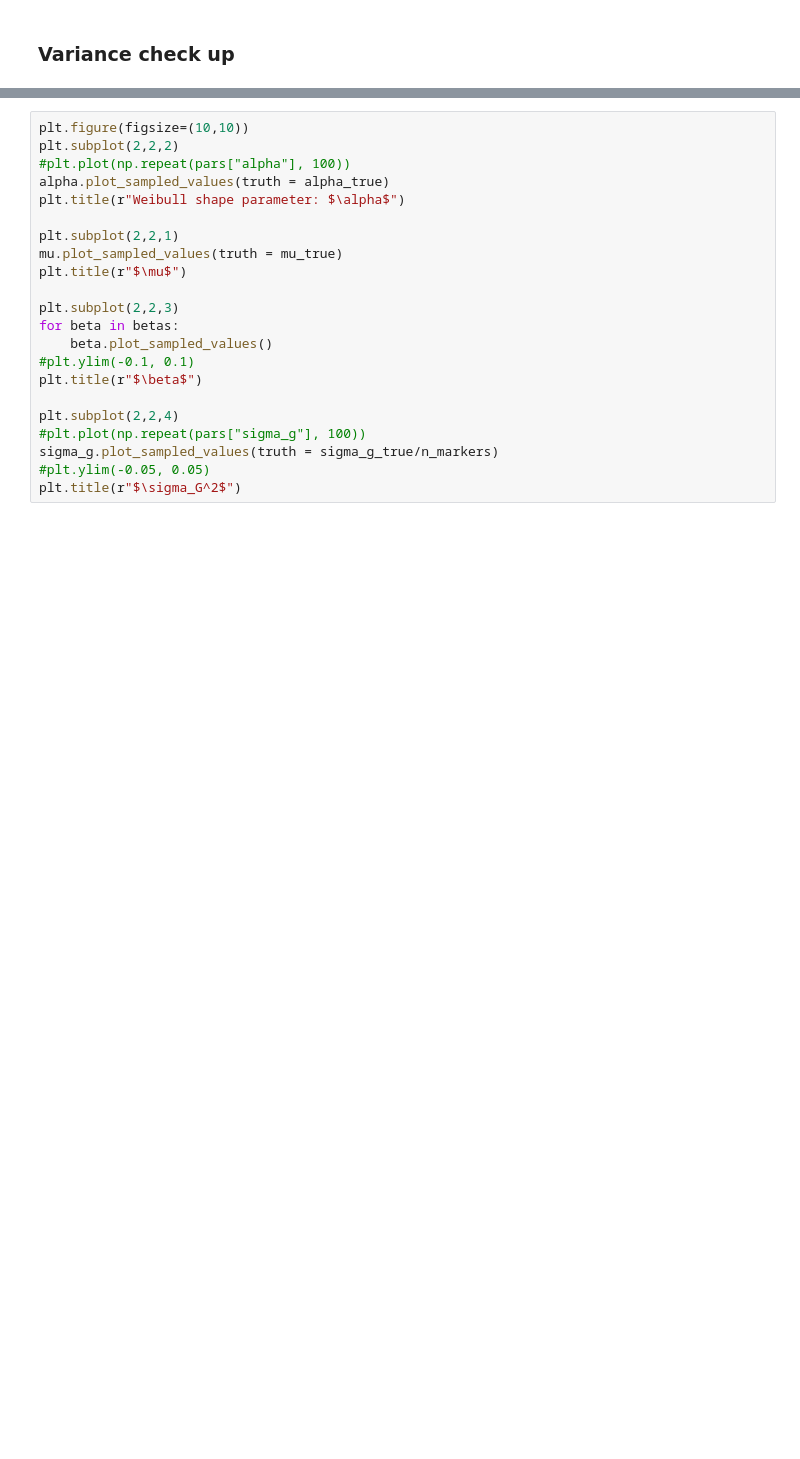
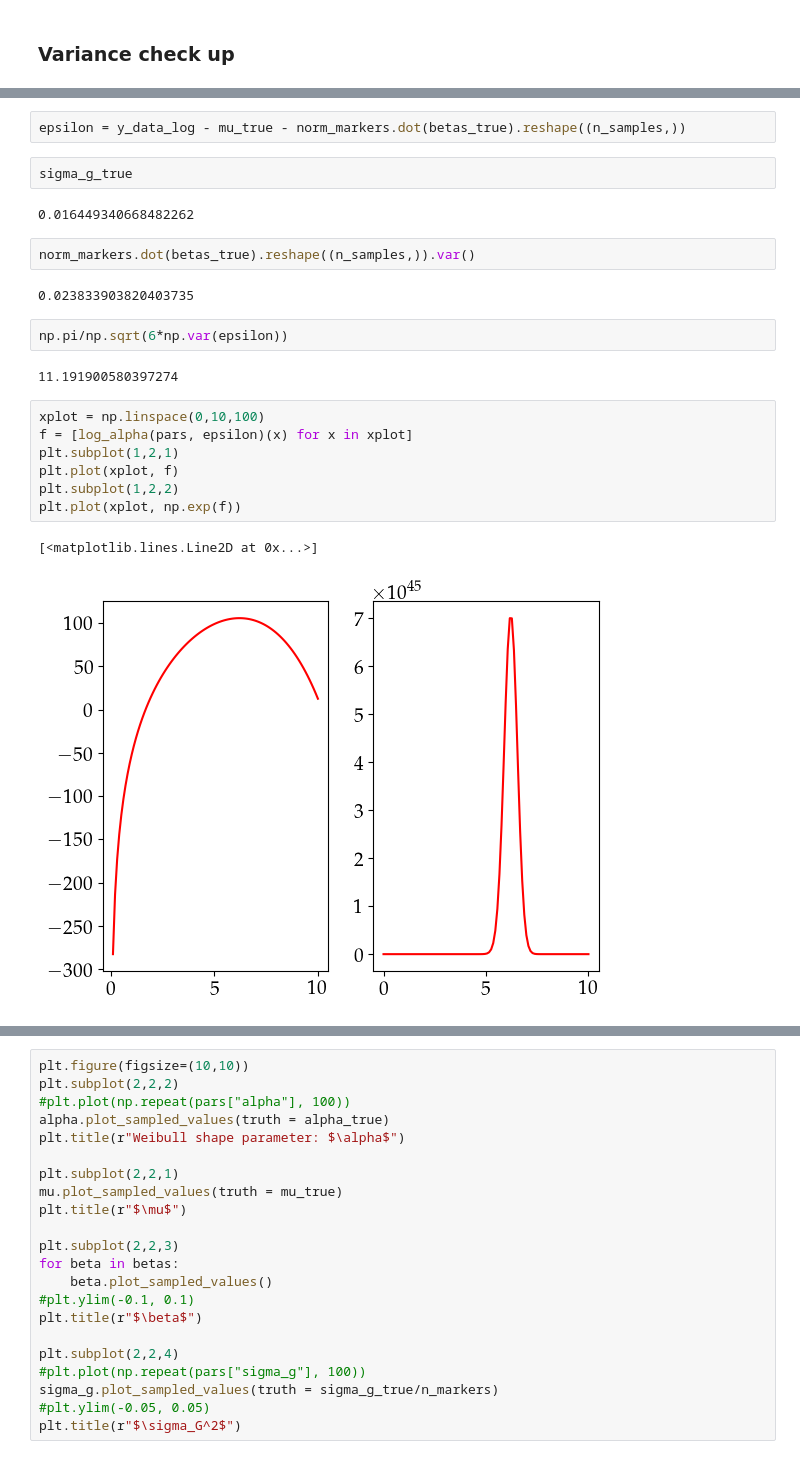
Before and after one commit to ariadnavillam/BayesW, a Jupyter notebook: tests_algorithm_1.ipynb, the cells around one changed output, grey strips where cells are left out. Saved outputs shown, nothing was run; the diff lists cells and outputs as text; blank space fills up the shorter version.

```diff
--- a/tests_algorithm_1.ipynb
+++ b/tests_algorithm_1.ipynb
@@ -66,4 +66,28 @@ Sample variance:  0.029693137684722856
 Phenotypic variance:  0.032898681336964525
+# %%
+epsilon = y_data_log - mu_true - norm_markers.dot(betas_true).reshape((n_samples,))
+# %%
+sigma_g_true
+# %% [output]
+0.016449340668482262
+# %%
+norm_markers.dot(betas_true).reshape((n_samples,)).var()
+# %% [output]
+0.023833903820403735
+# %%
+np.pi/np.sqrt(6*np.var(epsilon))
+# %% [output]
+11.191900580397274
+# %%
+xplot = np.linspace(0,10,100)
+f = [log_alpha(pars, epsilon)(x) for x in xplot]
+plt.subplot(1,2,1)
+plt.plot(xplot, f)
+plt.subplot(1,2,2)
+plt.plot(xplot, np.exp(f))
+# %% [output]
+[<matplotlib.lines.Line2D at 0x...>]
+[figure, added]
 # %%
 maxit = 100
 quad_points = 7
```
Also changed, not shown: parts of 11 cells of this notebook, 7 other files.
